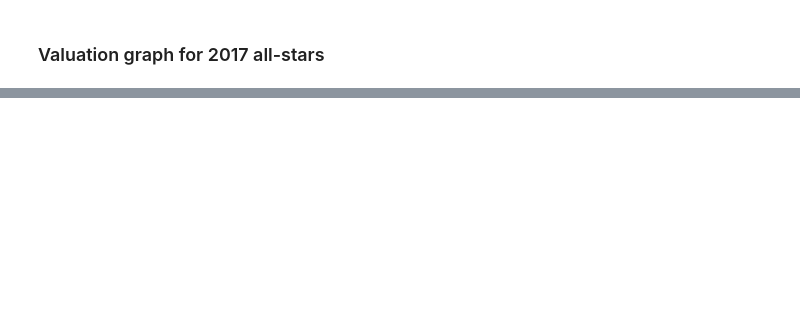
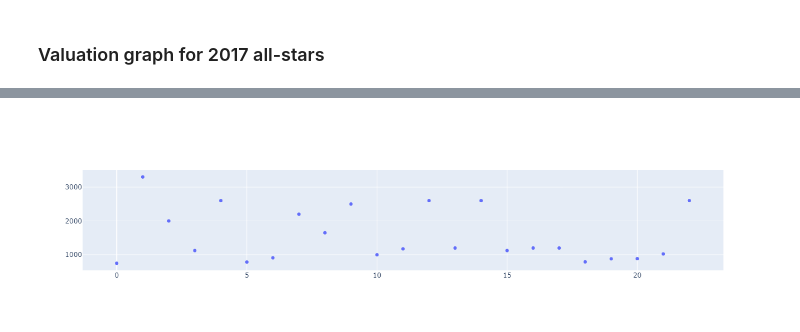
Before and after one commit to ryanregier/CSCI381_Project, a Jupyter notebook: Allstar-Classifier.ipynb, the cells around one changed output, grey strips where cells are left out. Drawn from its saved outputs; the diff is of its cells as text; code cells hidden in the pictures; blank space fills up the shorter version.

```diff
--- a/Allstar-Classifier.ipynb
+++ b/Allstar-Classifier.ipynb
@@ -381,0 +366,3 @@ df_players_city_analysis_2017
+# %%
+df_players_val_analysis_2017 = df_players_city_analysis[df_players_city_analysis["season"] == 2017]
+df_players_val_analysis_2017
@@ -381,0 +387,5 @@ df_players_city_analysis_2017
+# %%
+valuation_fig = go.Figure(data=go.Scatter(y=df_players_val_analysis_2017["team_valuation_2017"], mode='markers'))
+valuation_fig.show()
+# %% [output]
+[figure, added]
```
Also changed, not shown: parts of 3 cells of this notebook.
